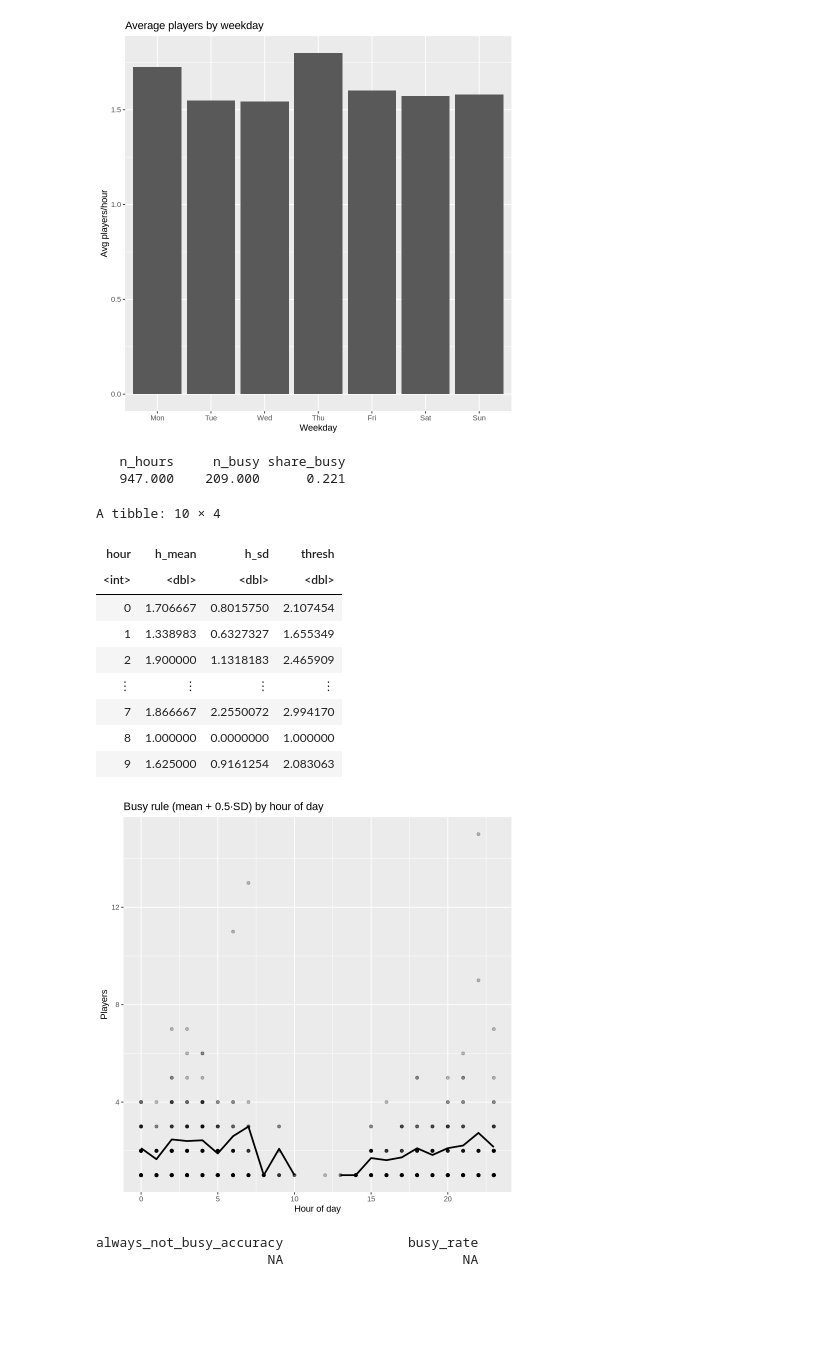
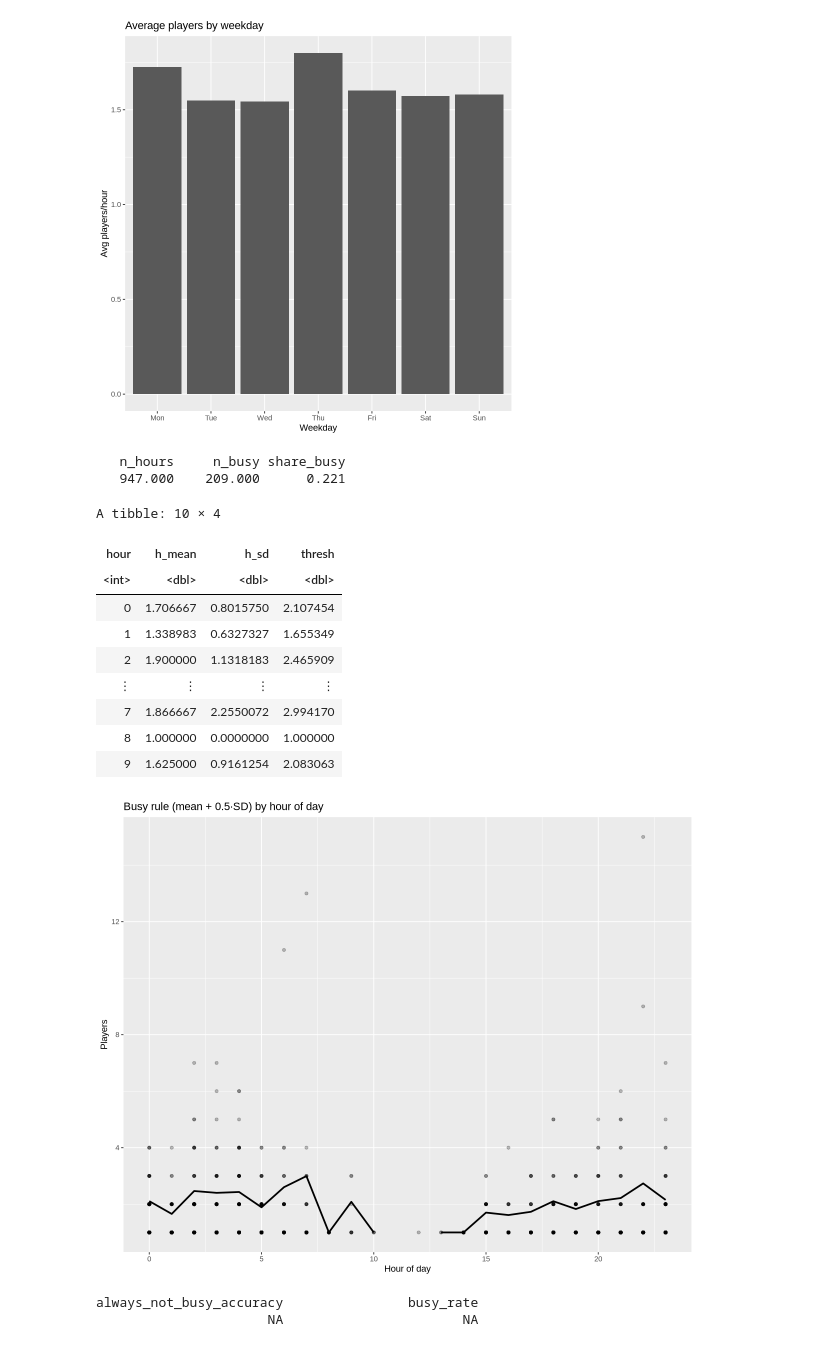
Before and after one commit to Justin1Dai/Data-Science-100-Project-Individual-Team27, a Jupyter notebook: Project-009-Team27-Individual-Assignment.ipynb, the cells around one changed output. Cells and saved outputs as stored; diff of their text form; code cells hidden in the pictures; blank space fills up the shorter version.

```diff
--- a/Project-009-Team27-Individual-Assignment.ipynb
+++ b/Project-009-Team27-Individual-Assignment.ipynb
@@ -141,6 +142,7 @@ ggplot(avg_by_dow, aes(x = factor(dow_num, labels = labs_dow), y = avg_players))
 [figure]
 [figure]
 # %%
+options(repr.plot.height = 8, repr.plot.width = 10)
 # compute mean and sd for each hour of day
 hour_stats <- hourly |>
   group_by(hour) |>
@@ -168,33 +170,33 @@ ggplot(df, aes(hour, n_players)) +
   labs(title = "Busy rule (mean + 0.5·SD) by hour of day",
        x = "Hour of day", y = "Players")
 
 # Time series with points colored by busy/not-busy
 ggplot(df, aes(hour_bin, n_players, color = factor(busy))) +
   geom_point(alpha = 0.6) +
   scale_color_discrete(name = "Busy", labels = c("No","Yes")) +
   labs(title = "Hourly players with busy labels",
        x = "Time (hour)", y = "Players")
 # Baseline that never flags busy
 always_not_busy_accuracy <- mean(df$busy == 0)
 
 # Your rule’s positive rate (how often it flags)
 busy_rate <- mean(df$busy)
 
 c(always_not_busy_accuracy = round(always_not_busy_accuracy, 3),
   busy_rate = round(busy_rate, 3))
 # %% [output]
    n_hours     n_busy share_busy
    947.000    209.000      0.221
 A tibble: 10 × 4
 | hour | h_mean | h_sd | thresh |
 | <int> | <dbl> | <dbl> | <dbl> |
 | 0 | 1.706667 | 0.8015750 | 2.107454 |
 | 1 | 1.338983 | 0.6327327 | 1.655349 |
 | 2 | 1.900000 | 1.1318183 | 2.465909 |
 | ⋮ | ⋮ | ⋮ | ⋮ |
 | 7 | 1.866667 | 2.2550072 | 2.994170 |
 | 8 | 1.000000 | 0.0000000 | 1.000000 |
 | 9 | 1.625000 | 0.9161254 | 2.083063 |
-[figure, old version]
+[figure, new version]
 always_not_busy_accuracy                busy_rate
                       NA                       NA
```
Also changed, not shown: parts of 3 cells of this notebook, 2 other files.
